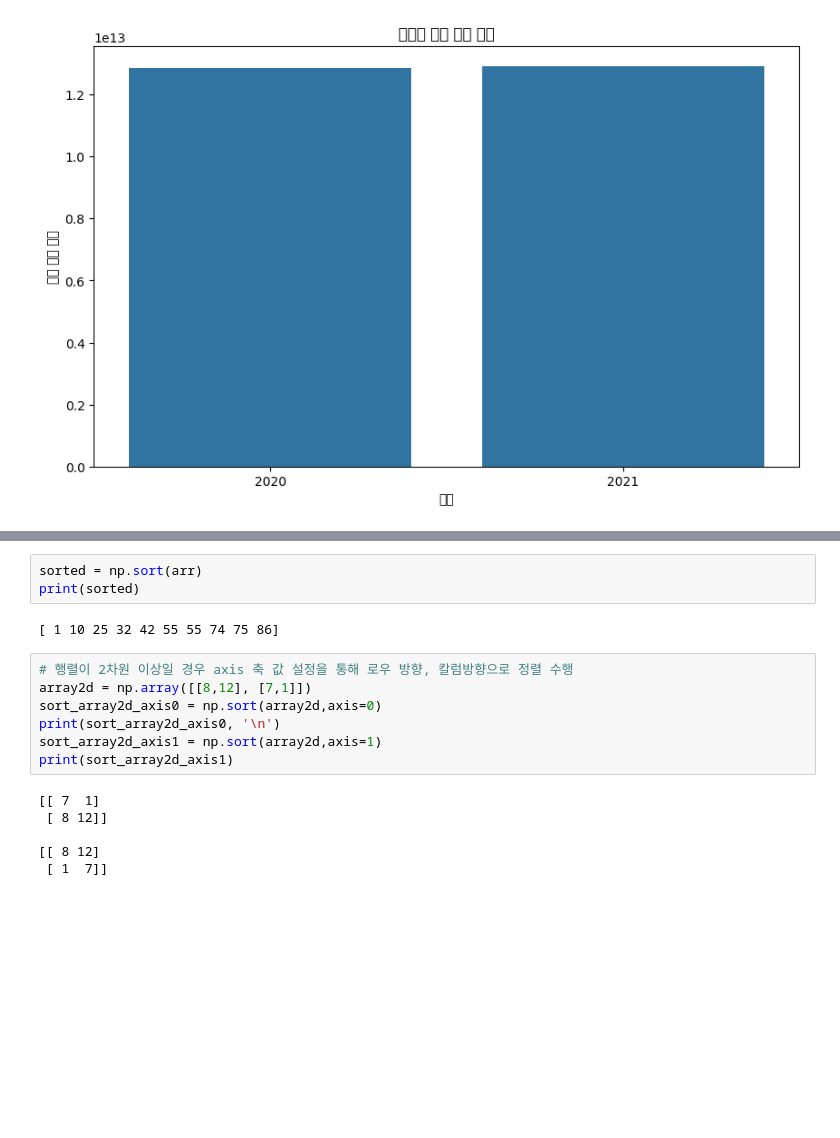
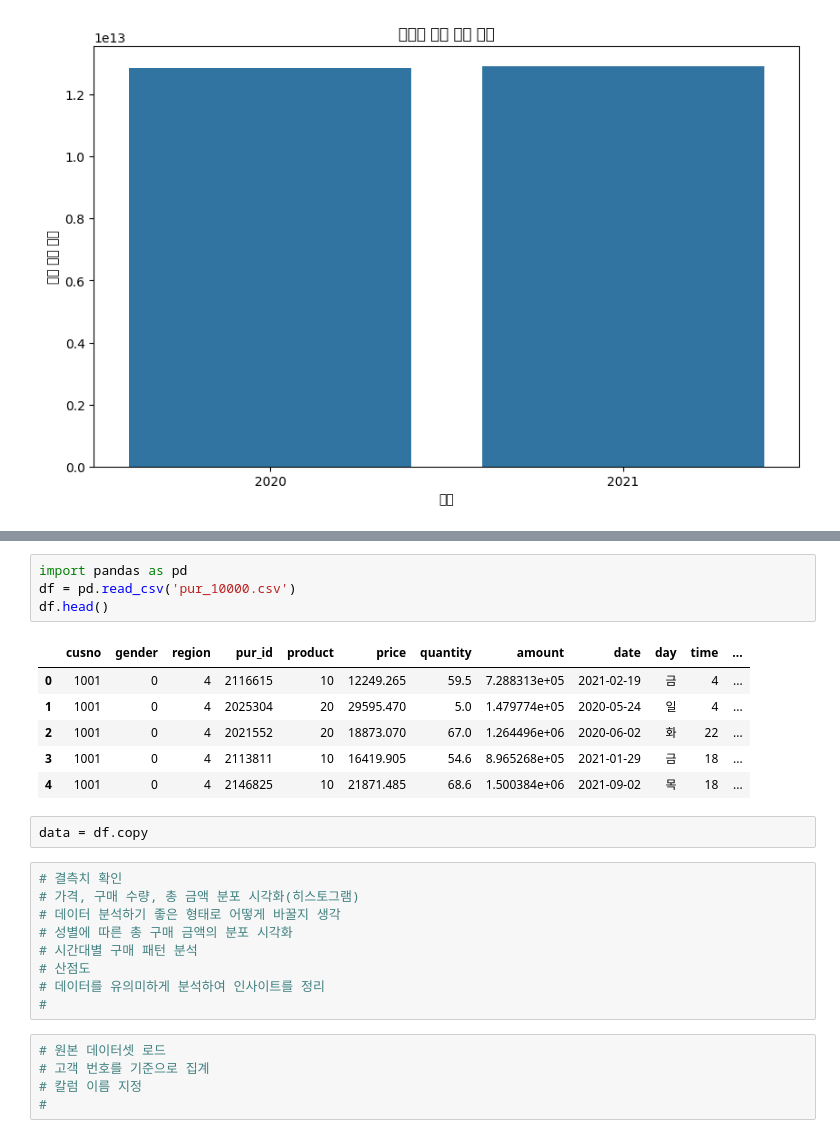
Before and after one commit to windyday0622/windyday, a Jupyter notebook: m3_분석 라이브러리/ numpy.ipynb, the cells around one changed output, grey strips where cells are left out. Saved outputs shown, nothing was run; the diff lists cells and outputs as text; blank space fills up the shorter version.

```diff
--- a/m3_분석 라이브러리/ numpy.ipynb
+++ b/m3_분석 라이브러리/ numpy.ipynb
@@ -1894,18 +1198,27 @@ print(arr)
-# %%
-sorted = np.sort(arr)
-print(sorted)
-# %% [output]
-[ 1 10 25 32 42 55 55 74 75 86]
-# %%
-# 행렬이 2차원 이상일 경우 axis 축 값 설정을 통해 로우 방향, 칼럼방향으로 정렬 수행
-array2d = np.array([[8,12], [7,1]])
-sort_array2d_axis0 = np.sort(array2d,axis=0)
-print(sort_array2d_axis0, '\n')
-sort_array2d_axis1 = np.sort(array2d,axis=1)
-print(sort_array2d_axis1)
-# %% [output]
-[[ 7  1]
- [ 8 12]]
-
-[[ 8 12]
- [ 1  7]]
+# %%
+import pandas as pd
+df = pd.read_csv('pur_10000.csv')
+df.head()
+# %% [output]
+|  | cusno | gender | region | pur_id | product | price | quantity | amount | date | day | time | ... |
+| 0 | 1001 | 0 | 4 | 2116615 | 10 | 12249.265 | 59.5 | 7.288313e+05 | 2021-02-19 | 금 | 4 | ... |
+| 1 | 1001 | 0 | 4 | 2025304 | 20 | 29595.470 | 5.0 | 1.479774e+05 | 2020-05-24 | 일 | 4 | ... |
+| 2 | 1001 | 0 | 4 | 2021552 | 20 | 18873.070 | 67.0 | 1.264496e+06 | 2020-06-02 | 화 | 22 | ... |
+| 3 | 1001 | 0 | 4 | 2113811 | 10 | 16419.905 | 54.6 | 8.965268e+05 | 2021-01-29 | 금 | 18 | ... |
+| 4 | 1001 | 0 | 4 | 2146825 | 10 | 21871.485 | 68.6 | 1.500384e+06 | 2021-09-02 | 목 | 18 | ... |
+# %%
+data = df.copy
+# %%
+# 결측치 확인
+# 가격, 구매 수량, 총 금액 분포 시각화(히스토그램)
+# 데이터 분석하기 좋은 형태로 어떻게 바꿀지 생각
+# 성별에 따른 총 구매 금액의 분포 시각화
+# 시간대별 구매 패턴 분석
+# 산점도
+# 데이터를 유의미하게 분석하여 인사이트를 정리
+#
+# %%
+# 원본 데이터셋 로드
+# 고객 번호를 기준으로 집계
+# 칼럼 이름 지정
+#
```
Also changed, not shown: parts of 77 cells of this notebook.
